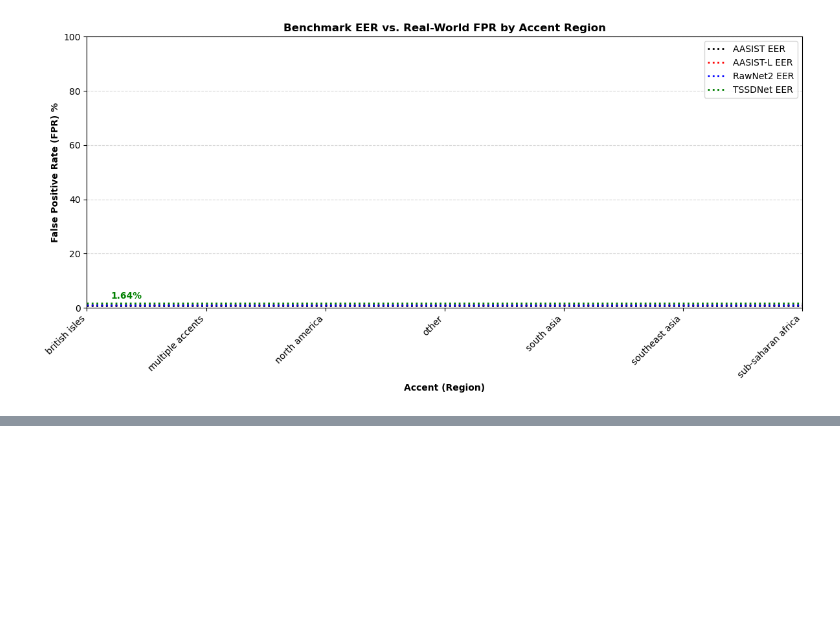
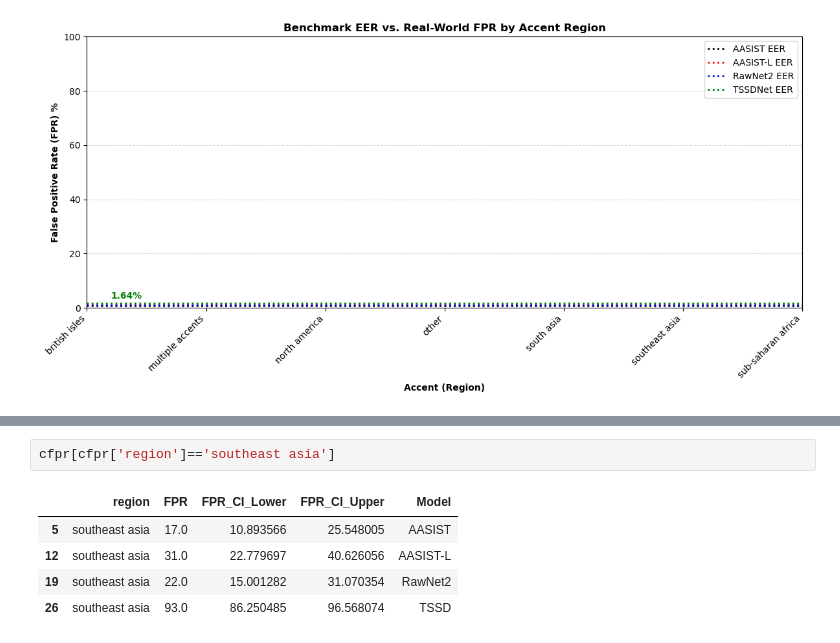
Before and after one commit to madfields17/Capstone_2025, a Jupyter notebook: capstone_models/model_analysis.ipynb, the cells around one changed output, grey strips where cells are left out. Drawn from its saved outputs; the diff is of its cells as text; blank space fills up the shorter version.

```diff
--- a/capstone_models/model_analysis.ipynb
+++ b/capstone_models/model_analysis.ipynb
@@ -842,0 +843,8 @@ plt.show()
+# %%
+cfpr[cfpr['region']=='southeast asia']
+# %% [output]
+|  | region | FPR | FPR_CI_Lower | FPR_CI_Upper | Model |
+| 5 | southeast asia | 17.0 | 10.893566 | 25.548005 | AASIST |
+| 12 | southeast asia | 31.0 | 22.779697 | 40.626056 | AASIST-L |
+| 19 | southeast asia | 22.0 | 15.001282 | 31.070354 | RawNet2 |
+| 26 | southeast asia | 93.0 | 86.250485 | 96.568074 | TSSD |
```
Also changed, not shown: parts of 4 cells of this notebook, 2 other files.
